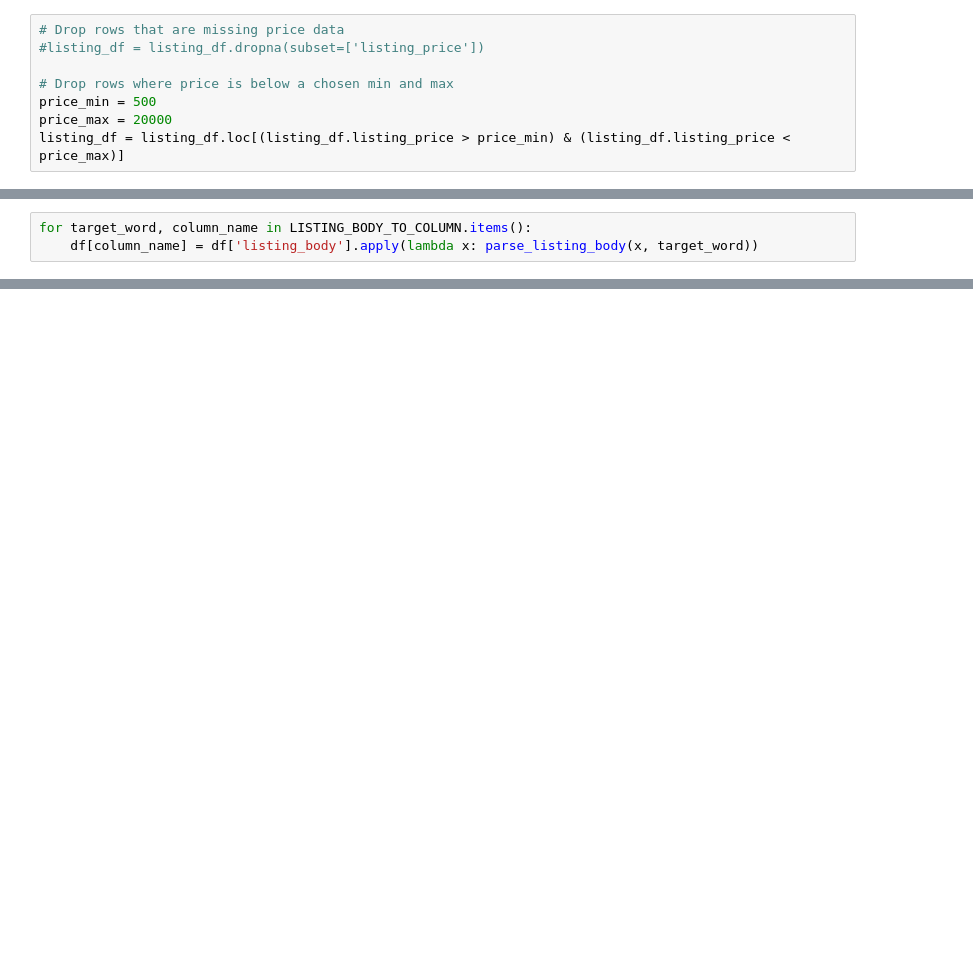
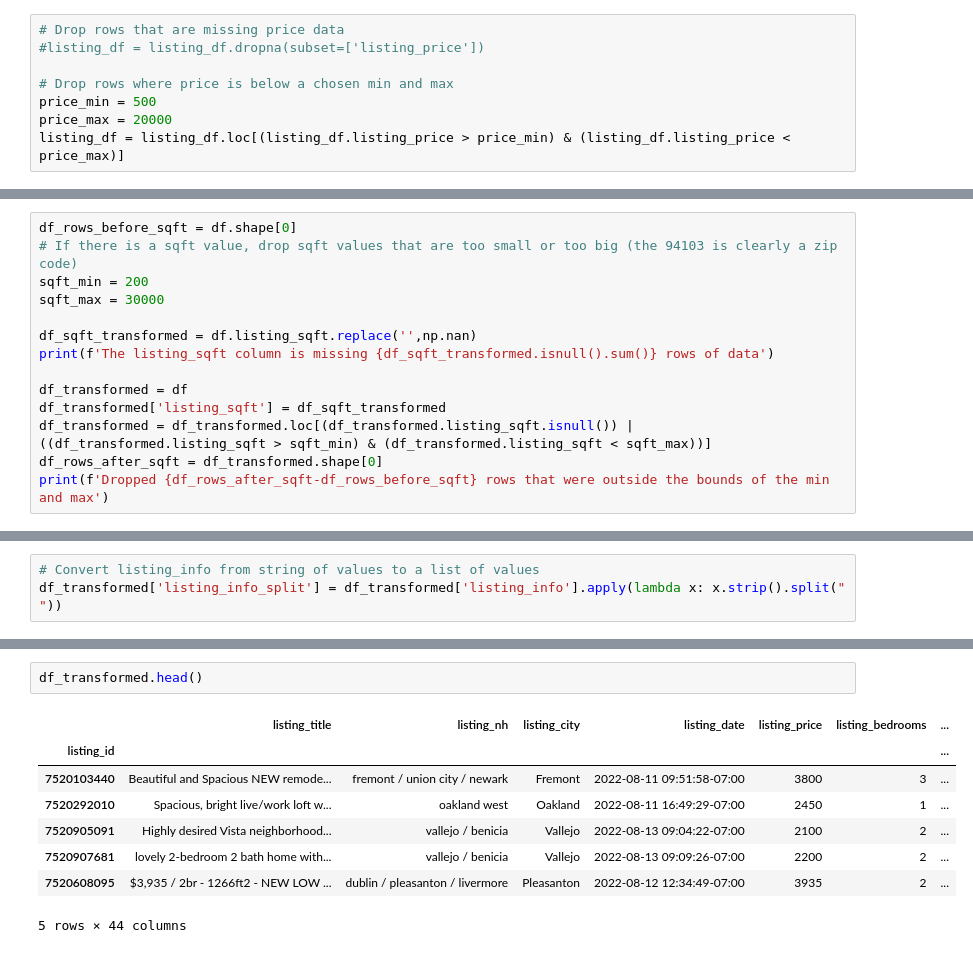
Before and after one commit to melissavhan/Craigslist-Rent-Prediction, a Jupyter notebook: notebooks/Craigslist_Data_Wrangling .ipynb, the cells around one changed output, grey strips where cells are left out. Saved outputs shown, nothing was run; the diff lists cells and outputs as text; blank space fills up the shorter version.

```diff
--- a/notebooks/Craigslist_Data_Wrangling .ipynb
+++ b/notebooks/Craigslist_Data_Wrangling .ipynb
@@ -420,3 +377,0 @@ missing.sort_values(by='count',ascending=False)
-# %%
-for target_word, column_name in LISTING_BODY_TO_COLUMN.items():
-    df[column_name] = df['listing_body'].apply(lambda x: parse_listing_body(x, target_word))
@@ -457,0 +397,14 @@ Saved to csv file
+# %%
+df_rows_before_sqft = df.shape[0]
+# If there is a sqft value, drop sqft values that are too small or too big (the 94103 is clearly a zip code)
+sqft_min = 200
+sqft_max = 30000
+
+df_sqft_transformed = df.listing_sqft.replace('',np.nan)
+print(f'The listing_sqft column is missing {df_sqft_transformed.isnull().sum()} rows of data')
+
+df_transformed = df
+df_transformed['listing_sqft'] = df_sqft_transformed
+df_transformed = df_transformed.loc[(df_transformed.listing_sqft.isnull()) | ((df_transformed.listing_sqft > sqft_min) & (df_transformed.listing_sqft < sqft_max))]
+df_rows_after_sqft = df_transformed.shape[0]
+print(f'Dropped {df_rows_after_sqft-df_rows_before_sqft} rows that were outside the bounds of the min and max')
@@ -457,0 +435,3 @@ Saved to csv file
+# %%
+# Convert listing_info from string of values to a list of values
+df_transformed['listing_info_split'] = df_transformed['listing_info'].apply(lambda x: x.strip().split("  "))
@@ -457,0 +465,11 @@ Saved to csv file
+# %%
+df_transformed.head()
+# %% [output]
+|  | listing_title | listing_nh | listing_city | listing_date | listing_price | listing_bedrooms | ... |
+| listing_id |  |  |  |  |  |  | ... |
+| 7520103440 | Beautiful and Spacious NEW remode... | fremont / union city / newark | Fremont | 2022-08-11 09:51:58-07:00 | 3800 | 3 | ... |
+| 7520292010 | Spacious, bright live/work loft w... | oakland west | Oakland | 2022-08-11 16:49:29-07:00 | 2450 | 1 | ... |
+| 7520905091 | Highly desired Vista neighborhood... | vallejo / benicia | Vallejo | 2022-08-13 09:04:22-07:00 | 2100 | 2 | ... |
+| 7520907681 | lovely 2-bedroom 2 bath home with... | vallejo / benicia | Vallejo | 2022-08-13 09:09:26-07:00 | 2200 | 2 | ... |
+| 7520608095 | $3,935 / 2br - 1266ft2 - NEW LOW ... | dublin / pleasanton / livermore | Pleasanton | 2022-08-12 12:34:49-07:00 | 3935 | 2 | ... |
+5 rows × 44 columns
```
Also changed, not shown: parts of 77 cells of this notebook, 2 other files.
